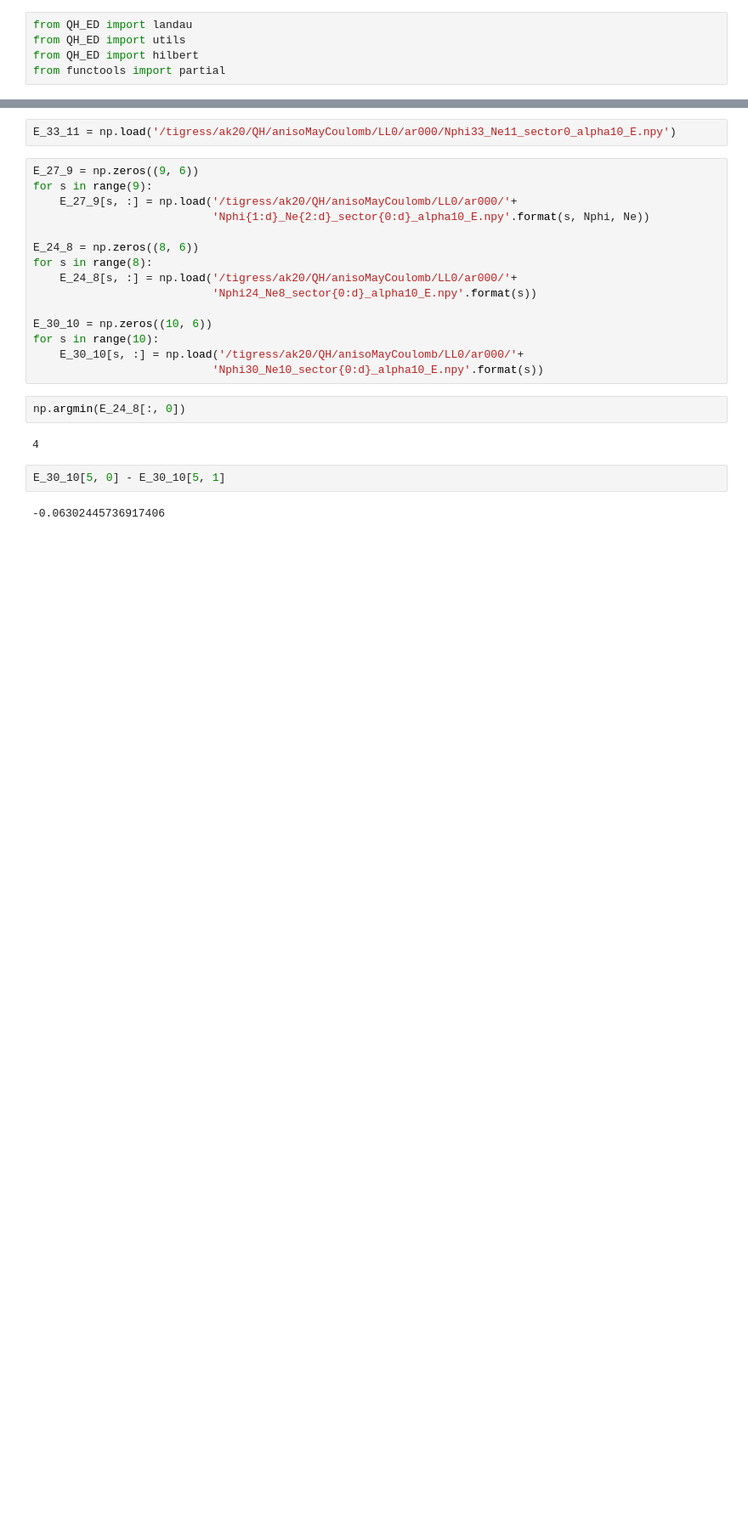
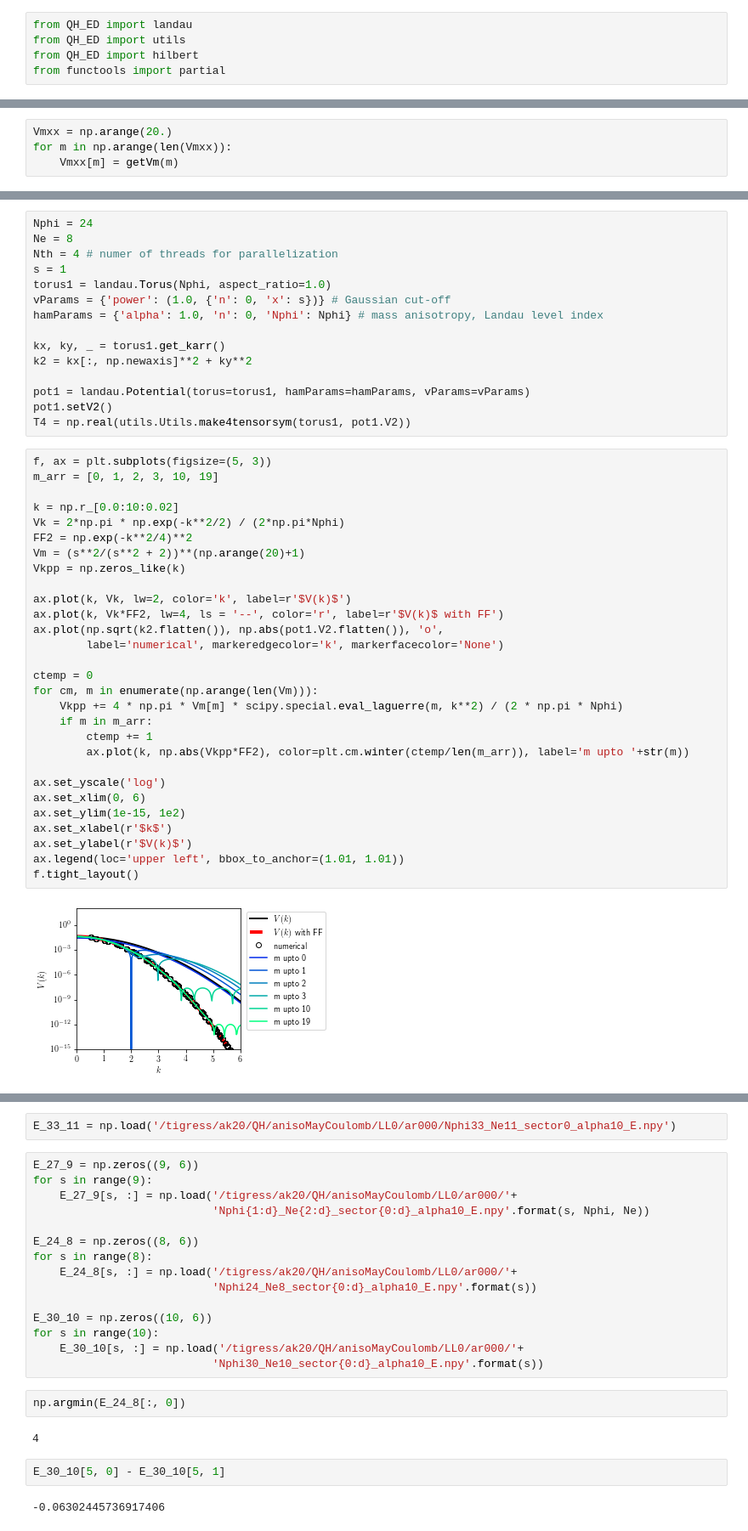
Before and after one commit to akshaykri/QH_ED, a Jupyter notebook: examples/Haldane.ipynb, the cells around one changed output, grey strips where cells are left out. Shown at 85% size. Cells and saved outputs as stored; diff of their text form; blank space fills up the shorter version.

```diff
--- a/examples/Haldane.ipynb
+++ b/examples/Haldane.ipynb
@@ -29,0 +141,4 @@ NameError: name 'array' is not defined
+# %%
+Vmxx = np.arange(20.)
+for m in np.arange(len(Vmxx)):
+    Vmxx[m] = getVm(m)
@@ -29,0 +154,46 @@ NameError: name 'array' is not defined
+# %%
+Nphi = 24
+Ne = 8
+Nth = 4 # numer of threads for parallelization
+s = 1
+torus1 = landau.Torus(Nphi, aspect_ratio=1.0)
+vParams = {'power': (1.0, {'n': 0, 'x': s})} # Gaussian cut-off
+hamParams = {'alpha': 1.0, 'n': 0, 'Nphi': Nphi} # mass anisotropy, Landau level index
+
+kx, ky, _ = torus1.get_karr()
+k2 = kx[:, np.newaxis]**2 + ky**2
+
+pot1 = landau.Potential(torus=torus1, hamParams=hamParams, vParams=vParams)
+pot1.setV2()
+T4 = np.real(utils.Utils.make4tensorsym(torus1, pot1.V2))
+# %%
+f, ax = plt.subplots(figsize=(5, 3))
+m_arr = [0, 1, 2, 3, 10, 19]
+
+k = np.r_[0.0:10:0.02]
+Vk = 2*np.pi * np.exp(-k**2/2) / (2*np.pi*Nphi)
+FF2 = np.exp(-k**2/4)**2
+Vm = (s**2/(s**2 + 2))**(np.arange(20)+1)
+Vkpp = np.zeros_like(k)
+
+ax.plot(k, Vk, lw=2, color='k', label=r'$V(k)$')
+ax.plot(k, Vk*FF2, lw=4, ls = '--', color='r', label=r'$V(k)$ with FF')
+ax.plot(np.sqrt(k2.flatten()), np.abs(pot1.V2.flatten()), 'o',
+        label='numerical', markeredgecolor='k', markerfacecolor='None')
+
+ctemp = 0
+for cm, m in enumerate(np.arange(len(Vm))):
+    Vkpp += 4 * np.pi * Vm[m] * scipy.special.eval_laguerre(m, k**2) / (2 * np.pi * Nphi)
+    if m in m_arr:
+        ctemp += 1
+        ax.plot(k, np.abs(Vkpp*FF2), color=plt.cm.winter(ctemp/len(m_arr)), label='m upto '+str(m))
+
+ax.set_yscale('log')
+ax.set_xlim(0, 6)
+ax.set_ylim(1e-15, 1e2)
+ax.set_xlabel(r'$k$')
+ax.set_ylabel(r'$V(k)$')
+ax.legend(loc='upper left', bbox_to_anchor=(1.01, 1.01))
+f.tight_layout()
+# %% [output]
+[figure, added]
```
Also changed, not shown: parts of 19 cells of this notebook, 2 other files.
